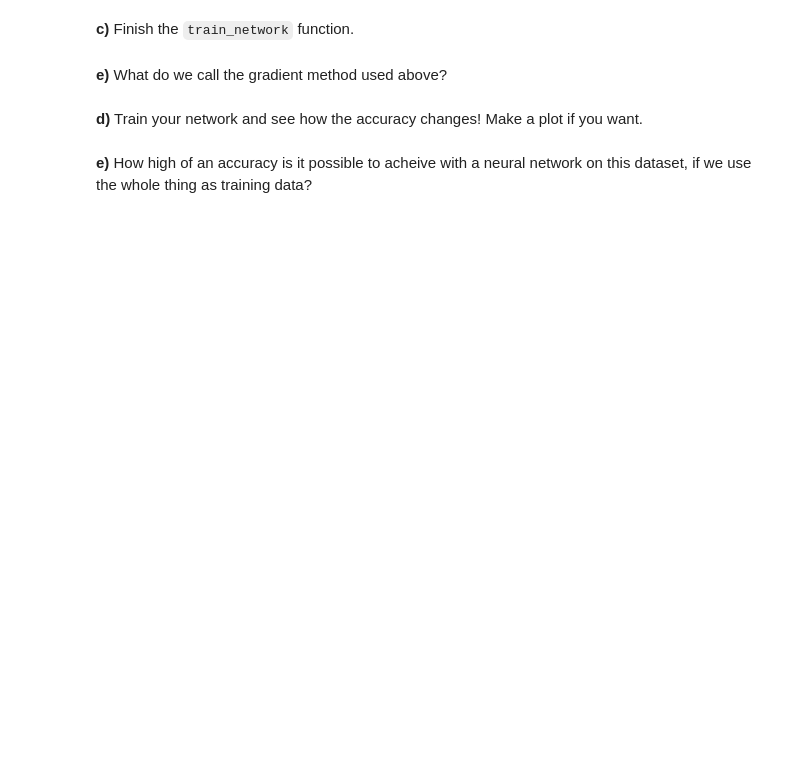
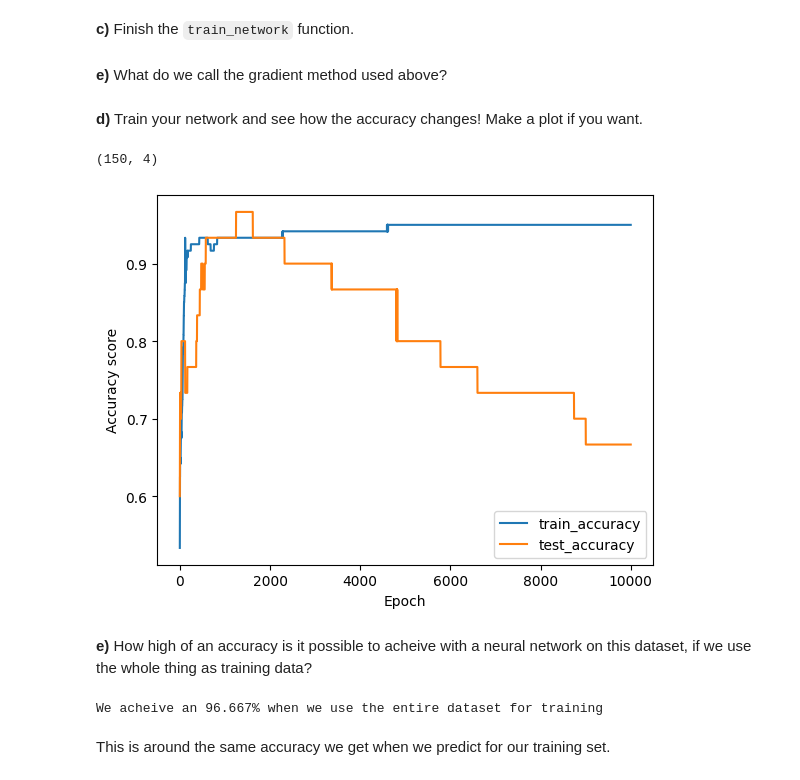
Before and after one commit to Bror1n/FYS-STK3155, a Jupyter notebook: doc/LectureNotes/exercisesweek41.ipynb, the cells around one changed output. Cells and saved outputs as stored; diff of their text form; code cells hidden in the pictures; blank space fills up the shorter version.

```diff
--- a/doc/LectureNotes/exercisesweek41.ipynb
+++ b/doc/LectureNotes/exercisesweek41.ipynb
@@ -185,8 +204,8 @@ def create_layers_batch(network_input_size, layer_output_sizes):
 
     i_size = network_input_size
     for layer_output_size in layer_output_sizes:
-        W = ...
-        b = ...
+        W = np.random.randn(i_size,layer_output_size)
+        b = np.random.randn(layer_output_size)
         layers.append((W, b))
 
         i_size = layer_output_size
@@ -200,8 +219,8 @@ inputs = np.random.rand(1000, 4)
 def feed_forward_batch(inputs, layers, activation_funcs):
     a = inputs
     for (W, b), activation_func in zip(layers, activation_funcs):
-        z = ...
-        a = ...
+        z = a@W+b
+        a = activation_func(z)
     return a
 # %% [markdown]
 **c)** Create and evaluate a neural network with 4 inputs and layers with output sizes 12, 10, 3 and activations ReLU, ReLU, softmax.
@@ -251,8 +284,11 @@ def accuracy(predictions, targets):
 # %% [markdown]
 **b)** Create a network with two hidden layers, the first with sigmoid activation and the last with softmax, the first layer should have 8 "nodes", the second has the number of nodes you found in exercise a). Softmax returns a "probability distribution", in the sense that the numbers in the output are positive and add up to 1 and, their magnitude are in some sense relative to their magnitude before going through the softmax function. Remember to use the batched version of the create_layers and feed forward functions.
 # %%
-...
-layers = ...
+
+network_input_size = 4
+layer_output_sizes = [8,4,3]
+activation_funcs = [sigmoid,ReLU,softmax]
+layers = create_layers_batch(network_input_size, layer_output_sizes)
 # %% [markdown]
 **c)** Evaluate your model on the entire iris dataset! For later purposes, we will split the data into train and test sets, and compute gradients on smaller batches of the training data. But for now, evaluate the network on the whole thing at once.
 # %%
@@ -313,7 +375,49 @@ def train_network(
 **e)** What do we call the gradient method used above?
 # %% [markdown]
 **d)** Train your network and see how the accuracy changes! Make a plot if you want.
+# %%
+from sklearn.model_selection import train_test_split
+
+X_train, X_test, y_train, y_test = train_test_split(inputs,targets,test_size=0.2,random_state=6114,)
+
+inputs.shape
+# %% [output]
+(150, 4)
 # %%
-...
+train_accuracyL = []
+test_accuracyL = []
+
+network_input_size = 4
+layer_output_sizes = [12, 10, 3]
+activation_funcs = [ReLU, ReLU, softmax]
+layers = create_layers_batch(network_input_size, layer_output_sizes)
+epochs = 10000
+
+
+train_network_plot(X_train, layers, activation_funcs, y_train, train_accuracyL, test_accuracyL, X_test, y_test, learning_rate=0.00001, epochs=epochs)
+
+plt.plot(range(epochs),train_accuracyL,label="train_accuracy")
+plt.plot(range(epochs),test_accuracyL,label="test_accuracy")
+plt.ylabel("Accuracy score")
+plt.xlabel("Epoch")
+plt.legend()
+plt.show()
+# %% [output]
+[figure, added]
 # %% [markdown]
 **e)** How high of an accuracy is it possible to acheive with a neural network on this dataset, if we use the whole thing as training data?
+# %%
+network_input_size = 4
+layer_output_sizes = [12, 10, 3]
+activation_funcs = [ReLU, ReLU, softmax]
+layers = create_layers_batch(network_input_size, layer_output_sizes)
+
+
+train_network(inputs, layers, activation_funcs, targets)
+
+predictions = feed_forward_batch(inputs, layers, activation_funcs)
+print(f"We acheive an {round(accuracy(predictions, targets)*100,3)}% when we use the entire dataset for training")
+# %% [output]
+We acheive an 96.667% when we use the entire dataset for training
+# %% [markdown]
+This is around the same accuracy we get when we predict for our training set.
```
Also changed, not shown: parts of 30 cells of this notebook, 1 other file.
